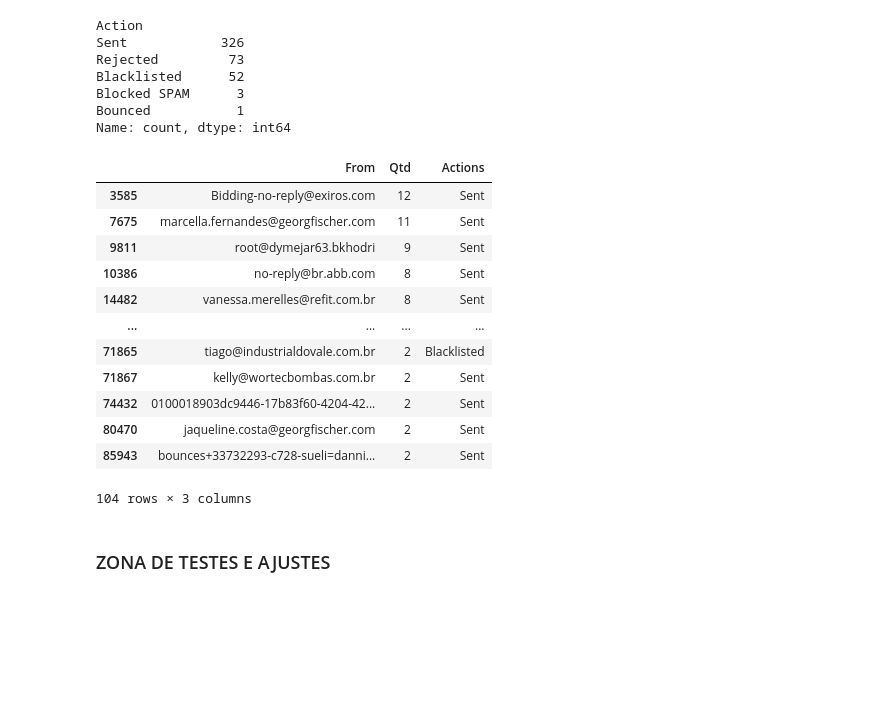
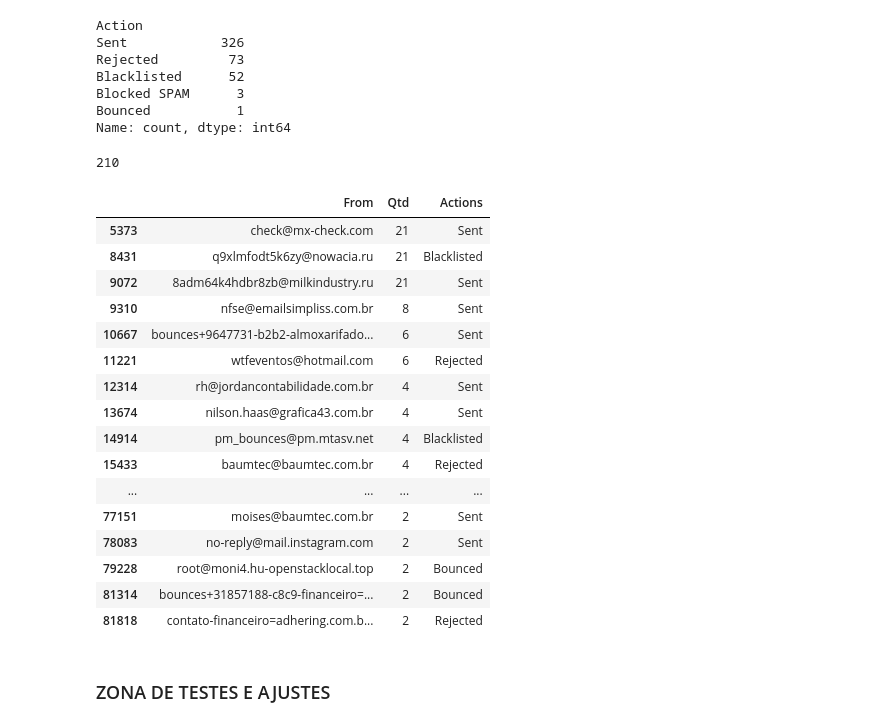
Before and after one commit to Lima-49/abreu_network_robot, a Jupyter notebook: src/zona_de_testes.ipynb, the cells around one changed output. Cells and saved outputs as stored; diff of their text form; code cells hidden in the pictures; blank space fills up the shorter version.

```diff
--- a/src/zona_de_testes.ipynb
+++ b/src/zona_de_testes.ipynb
@@ -289,29 +290,38 @@ Blacklisted      52
 Blocked SPAM      3
 Bounced           1
 Name: count, dtype: int64
+# %%
+#total de emails recebidos
+df_filt = df_all.loc[df_all['To']=='dannil']
+# %% [output]
+210
 # %%
 #contas que mais madaram email x ação realizada
-df_filt = df_all.loc[df_all['To']=='dannil']
+df_filt = df_all.loc[df_all['To']=='adhering']
 serie = df_filt['From'].value_counts()
 email_series = serie.loc[serie>1].index.to_list()
 df_from = df_filt.loc[df_filt['From'].isin(email_series)]
 qtd_series = df_from['From'].value_counts()
 df_tres = pd.DataFrame({'From': qtd_series.index, 'Qtd': qtd_series.values, 'Actions': df_from.drop_duplicates(subset=['From'])['Action']})
 df_tres
 # %% [output]
 |  | From | Qtd | Actions |
-| 3585 | Bidding-no-reply@exiros.com | 12 | Sent |
-| 7675 | marcella.fernandes@georgfischer.com | 11 | Sent |
-| 9811 | root@dymejar63.bkhodri | 9 | Sent |
-| 10386 | no-reply@br.abb.com | 8 | Sent |
-| 14482 | vanessa.merelles@refit.com.br | 8 | Sent |
+| 5373 | check@mx-check.com | 21 | Sent |
+| 8431 | q9xlmfodt5k6zy@nowacia.ru | 21 | Blacklisted |
+| 9072 | 8adm64k4hdbr8zb@milkindustry.ru | 21 | Sent |
+| 9310 | nfse@emailsimpliss.com.br | 8 | Sent |
+| 10667 | bounces+9647731-b2b2-almoxarifado... | 6 | Sent |
+| 11221 | wtfeventos@hotmail.com | 6 | Rejected |
+| 12314 | rh@jordancontabilidade.com.br | 4 | Sent |
+| 13674 | nilson.haas@grafica43.com.br | 4 | Sent |
+| 14914 | pm_bounces@pm.mtasv.net | 4 | Blacklisted |
+| 15433 | baumtec@baumtec.com.br | 4 | Rejected |
 | ... | ... | ... | ... |
-| 71865 | tiago@industrialdovale.com.br | 2 | Blacklisted |
-| 71867 | kelly@wortecbombas.com.br | 2 | Sent |
-| 74432 | 0100018903dc9446-17b83f60-4204-42... | 2 | Sent |
-| 80470 | jaqueline.costa@georgfischer.com | 2 | Sent |
-| 85943 | bounces+33732293-c728-sueli=danni... | 2 | Sent |
+| 77151 | moises@baumtec.com.br | 2 | Sent |
+| 78083 | no-reply@mail.instagram.com | 2 | Sent |
+| 79228 | root@moni4.hu-openstacklocal.top | 2 | Bounced |
+| 81314 | bounces+31857188-c8c9-financeiro=... | 2 | Bounced |
+| 81818 | contato-financeiro=adhering.com.b... | 2 | Rejected |
-104 rows × 3 columns
 # %% [markdown]
 ### ZONA DE TESTES E AJUSTES
 # %%
```
Also changed, not shown: parts of 1 cell of this notebook, 1 other file.
